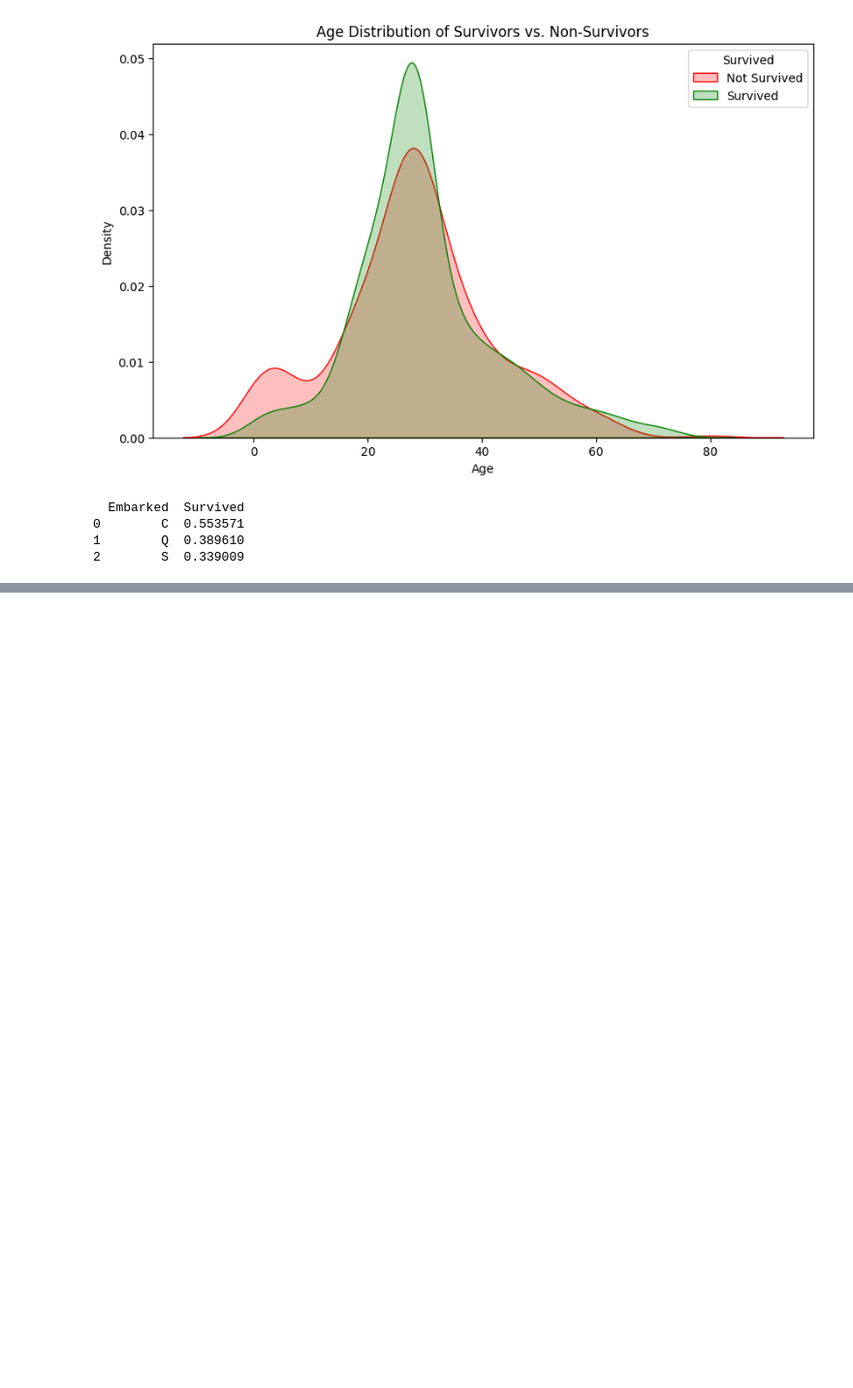
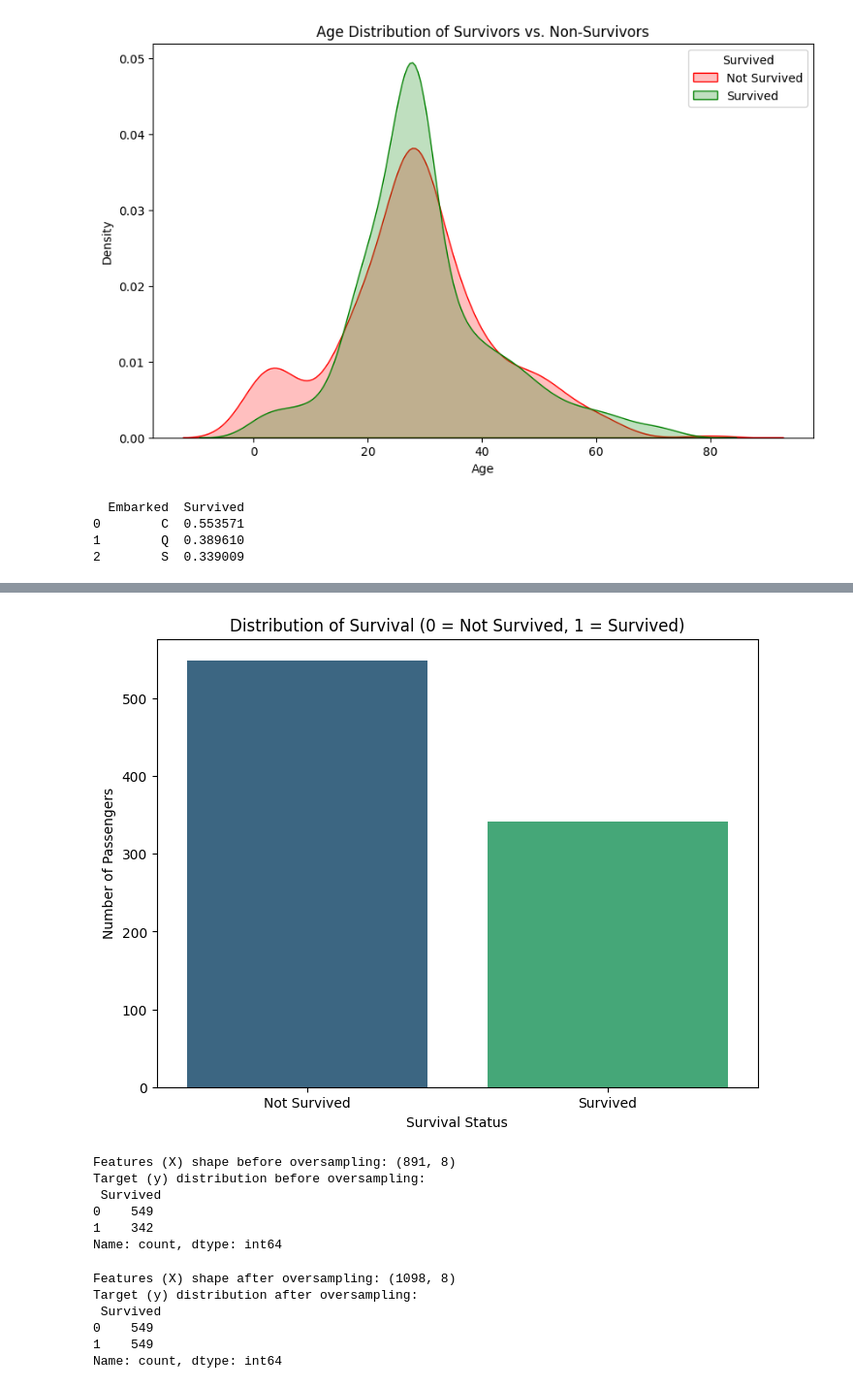
Before and after one commit to DataCommanderUsher/Titanic---Machine-Learning-from-Disaster, a Jupyter notebook: Titanic_Machine_Learning_from_Disaster.ipynb, the cells around one changed output, grey strips where cells are left out. Shown at 97% size. Saved outputs shown, nothing was run; the diff lists cells and outputs as text; code cells hidden in the pictures; blank space fills up the shorter version.

Commit message:
Created using Colab 16 Dec 20:33

```diff
--- a/Titanic_Machine_Learning_from_Disaster.ipynb
+++ b/Titanic_Machine_Learning_from_Disaster.ipynb
@@ -93,7 +97,8 @@ plt.show()
 # %% [output]
 [figure]
 # %%
-#Replace NAN with median
+#Replace NAN for age with median and turn into an integer
+train_df['Age'] = train_df['Age'].astype(int)
 train_df['Age'].fillna(train_df['Age'].median(), inplace=True)
 # %% [output]
 The behavior will change in pandas 3.0. This inplace method will never work because the intermediate object on which we are setting values always behaves as a copy.
@@ -196,4 +131,0 @@ plt.show()
-# %%
-train_df['Fare_Bin'] = pd.qcut(train_df['Fare'], 4, labels=False)
-print("Created 'Fare_Bin' column:")
-print(train_df[['Fare', 'Fare_Bin']].head())
@@ -238,4 +131,0 @@ The first instruction is to create a new column named 'FamilySize' in the `train
-# %%
-train_df['FamilySize'] = train_df['SibSp'] + train_df['Parch']
-print("Created 'FamilySize' column:")
-print(train_df[['SibSp', 'Parch', 'FamilySize']].head())
@@ -272,0 +152,48 @@ plt.show()
+# %%
+#drop cabin column as it has 687/891 missing values
+train_df.drop('Cabin', axis=1, inplace=True)
+# %%
+plt.figure(figsize=(8, 6))
+sns.countplot(x='Survived', data=train_df, palette='viridis', hue='Survived', legend=False)
+plt.title('Distribution of Survival')
+plt.xlabel('Survival Status')
+plt.ylabel('Number of Passengers')
+plt.xticks(ticks=[0, 1], labels=['Not Survived', 'Survived'])
+plt.show()
+# %% [output]
+[figure, added]
+# %%
+# Make a copy of the dataframe to avoid modifying the original during this step
+df_oversample = train_df.copy()
+
+# Drop irrelevant columns for initial model training that we've already processed or decided to drop
+df_oversample = df_oversample.drop(columns=['PassengerId', 'Name', 'Ticket', 'Fare', 'SibSp', 'Parch'])
+
+# Convert categorical features to numerical using one-hot encoding
+df_oversample = pd.get_dummies(df_oversample, columns=['Sex', 'Embarked', 'Pclass'], drop_first=True)
+
+# Separate features (X) and target (y)
+X = df_oversample.drop('Survived', axis=1)
+y = df_oversample['Survived']
+# %% [output]
+Features (X) shape before oversampling: (891, 8)
+Target (y) distribution before oversampling:
+ Survived
+0    549
+1    342
+Name: count, dtype: int64
+# %%
+# Initialize RandomOverSampler
+ros = RandomOverSampler(random_state=42)
+
+# Apply oversampling to the dataset
+X_resampled, y_resampled = ros.fit_resample(X, y)
+
+y_resampled.value_counts()
+# %% [output]
+Features (X) shape after oversampling: (1098, 8)
+Target (y) distribution after oversampling:
+ Survived
+0    549
+1    549
+Name: count, dtype: int64
```
Also changed, not shown: parts of 36 cells of this notebook.
